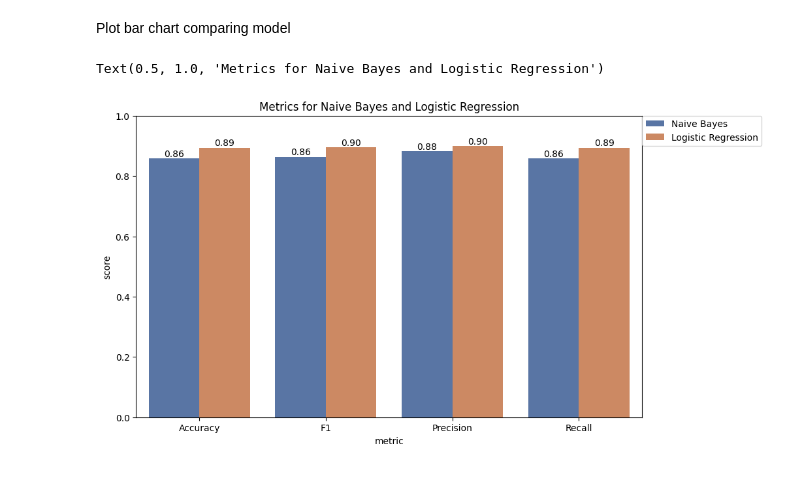
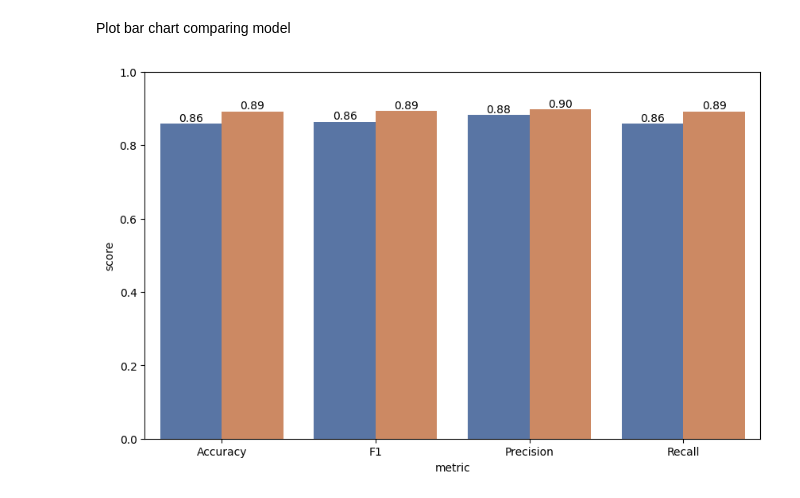
Before and after one commit to NamLe0609/intext-emotion-detector, a Jupyter notebook: main.ipynb, the cells around one changed output. Saved outputs shown, nothing was run; the diff lists cells and outputs as text; code cells hidden in the pictures.

```diff
--- a/main.ipynb
+++ b/main.ipynb
@@ -484,30 +482,28 @@ Plot bar chart comparing model
 # %%
 nb_metrics = calculate_score_metrics(model_nb, test_df['text'], test_df['label'])
 lr_metrics = calculate_score_metrics(model_lr, test_df['text'], test_df['label'])
 
 # Turn the metrics into a dataframe with metric, score and model columns
 nb_metrics = calculate_score_metrics(model_nb, test_df['text'], test_df['label'])
 lr_metrics = calculate_score_metrics(model_lr, test_df['text'], test_df['label'])
 
 # Turn the metrics into a dataframe with metric, score and model columns
 metrics_df = pd.concat([
     pd.DataFrame({'metric': ['Accuracy', 'F1', 'Precision', 'Recall'],
                   'score': nb_metrics,
                   'model': 'Naive Bayes'}),
     pd.DataFrame({'metric': ['Accuracy', 'F1', 'Precision', 'Recall'],
                   'score': lr_metrics,
                   'model': 'Logistic Regression'})
 ], ignore_index=True)
 
 plt.figure(figsize=(10, 6))
 sns.set_style()
 plot = sns.barplot(x='metric', y='score', hue='model', data=metrics_df, palette='deep')
 plot.bar_label(plot.containers[0], fmt='%.2f')
 plot.bar_label(plot.containers[1], fmt='%.2f')
 plot.set_ylim([0, 1])
-# Put legend outside the plot
-
-plt.title('Metrics for Naive Bayes and Logistic Regression')
+# Hide legend
+plot.legend().set_visible(False)
 # %% [output]
-Text(0.5, 1.0, 'Metrics for Naive Bayes and Logistic Regression')
-[figure, old version]
+[figure, new version]
```
Also changed, not shown: parts of 4 cells of this notebook, 8 other files.
